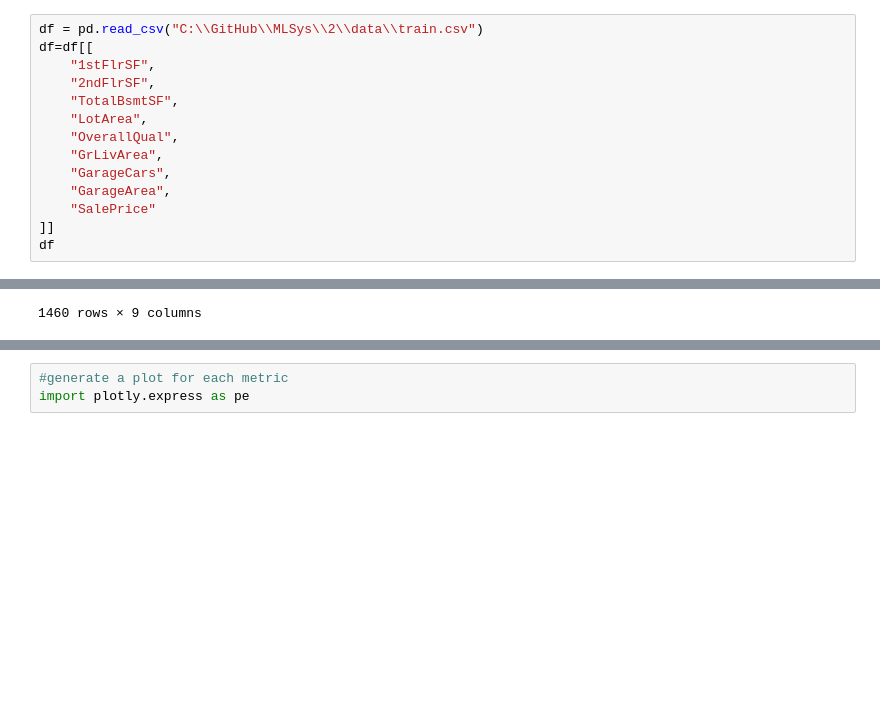
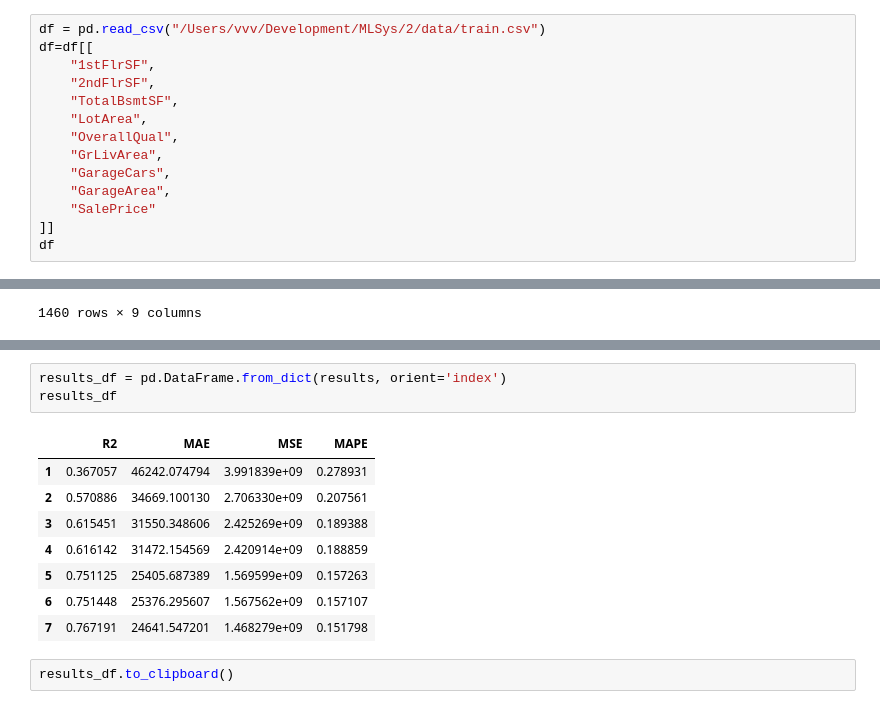
Before and after one commit to vvvijaya/MLSys, a Jupyter notebook: 2/notebooks/homework.ipynb, the cells around one changed output, grey strips where cells are left out. Cells and saved outputs as stored; diff of their text form; blank space fills up the shorter version.

```diff
--- a/2/notebooks/homework.ipynb
+++ b/2/notebooks/homework.ipynb
@@ -1,7 +1,7 @@
 # %%
 import pandas as pd, numpy as np, sklearn as sk
 # %%
-df = pd.read_csv("C:\\GitHub\\MLSys\\2\\data\\train.csv")
+df = pd.read_csv("/Users/vvv/Development/MLSys/2/data/train.csv")
 df=df[[
     "1stFlrSF",
     "2ndFlrSF",
@@ -74,3 +73,14 @@ R^2 = 0.767, MAE = 24641.547200598947, MSE = 1468278915.552727, MAPE=0.151797997
-# %%
-#generate a plot for each metric
-import plotly.express as pe
+# %%
+results_df = pd.DataFrame.from_dict(results, orient='index')
+results_df
+# %% [output]
+|  | R2 | MAE | MSE | MAPE |
+| 1 | 0.367057 | 46242.074794 | 3.991839e+09 | 0.278931 |
+| 2 | 0.570886 | 34669.100130 | 2.706330e+09 | 0.207561 |
+| 3 | 0.615451 | 31550.348606 | 2.425269e+09 | 0.189388 |
+| 4 | 0.616142 | 31472.154569 | 2.420914e+09 | 0.188859 |
+| 5 | 0.751125 | 25405.687389 | 1.569599e+09 | 0.157263 |
+| 6 | 0.751448 | 25376.295607 | 1.567562e+09 | 0.157107 |
+| 7 | 0.767191 | 24641.547201 | 1.468279e+09 | 0.151798 |
+# %%
+results_df.to_clipboard()
```
Also changed, not shown: parts of 4 cells of this notebook, 1 other file.
